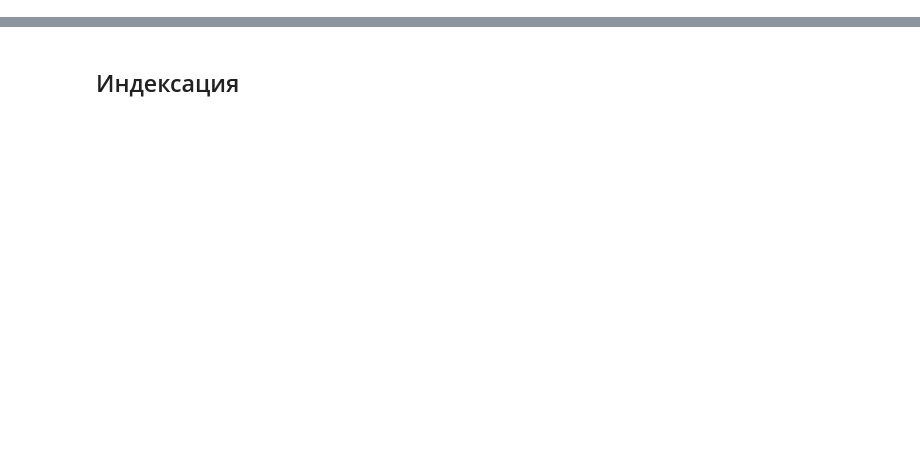
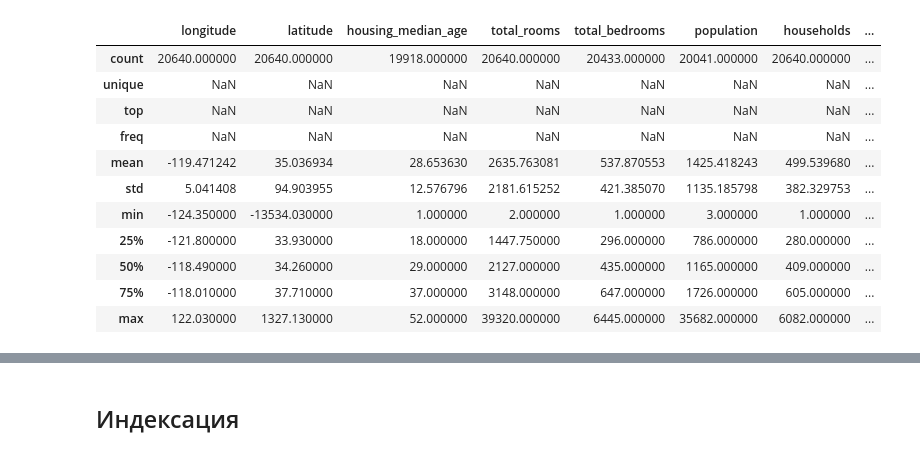
Before and after one commit to EngeloX/ds, a Jupyter notebook: Handbooks/Pandas.ipynb, the cells around one changed output, grey strips where cells are left out. Drawn from its saved outputs; the diff is of its cells as text; code cells hidden in the pictures; blank space fills up the shorter version.

```diff
--- a/Handbooks/Pandas.ipynb
+++ b/Handbooks/Pandas.ipynb
@@ -49,0 +111,15 @@ df = pd.DataFrame(data3)
+# %%
+df.describe(include='all')
+# %% [output]
+|  | longitude | latitude | housing_median_age | total_rooms | total_bedrooms | population | households | ... |
+| count | 20640.000000 | 20640.000000 | 19918.000000 | 20640.000000 | 20433.000000 | 20041.000000 | 20640.000000 | ... |
+| unique | NaN | NaN | NaN | NaN | NaN | NaN | NaN | ... |
+| top | NaN | NaN | NaN | NaN | NaN | NaN | NaN | ... |
+| freq | NaN | NaN | NaN | NaN | NaN | NaN | NaN | ... |
+| mean | -119.471242 | 35.036934 | 28.653630 | 2635.763081 | 537.870553 | 1425.418243 | 499.539680 | ... |
+| std | 5.041408 | 94.903955 | 12.576796 | 2181.615252 | 421.385070 | 1135.185798 | 382.329753 | ... |
+| min | -124.350000 | -13534.030000 | 1.000000 | 2.000000 | 1.000000 | 3.000000 | 1.000000 | ... |
+| 25% | -121.800000 | 33.930000 | 18.000000 | 1447.750000 | 296.000000 | 786.000000 | 280.000000 | ... |
+| 50% | -118.490000 | 34.260000 | 29.000000 | 2127.000000 | 435.000000 | 1165.000000 | 409.000000 | ... |
+| 75% | -118.010000 | 37.710000 | 37.000000 | 3148.000000 | 647.000000 | 1726.000000 | 605.000000 | ... |
+| max | 122.030000 | 1327.130000 | 52.000000 | 39320.000000 | 6445.000000 | 35682.000000 | 6082.000000 | ... |
```
Also changed, not shown: parts of 179 cells of this notebook, 7 other files.
